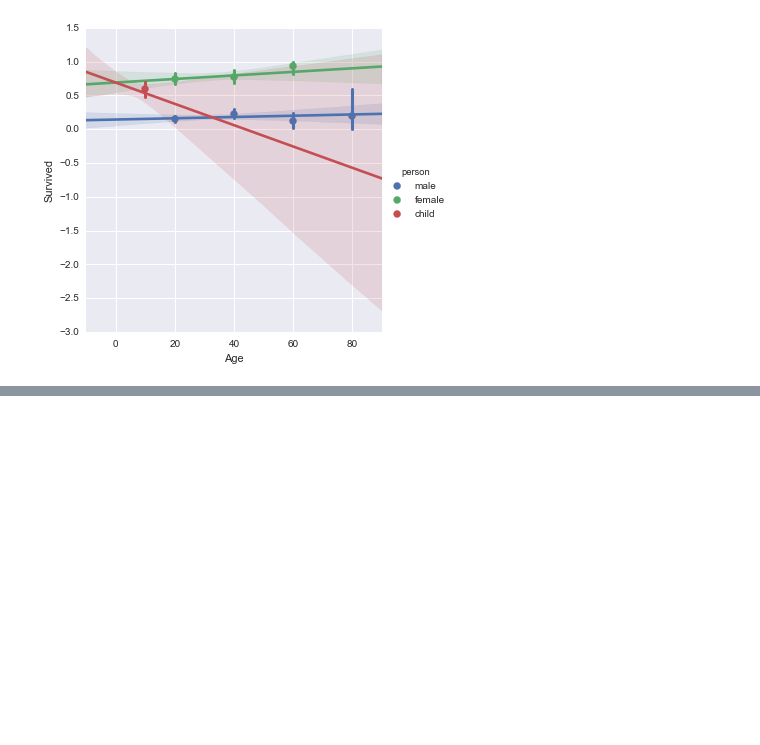
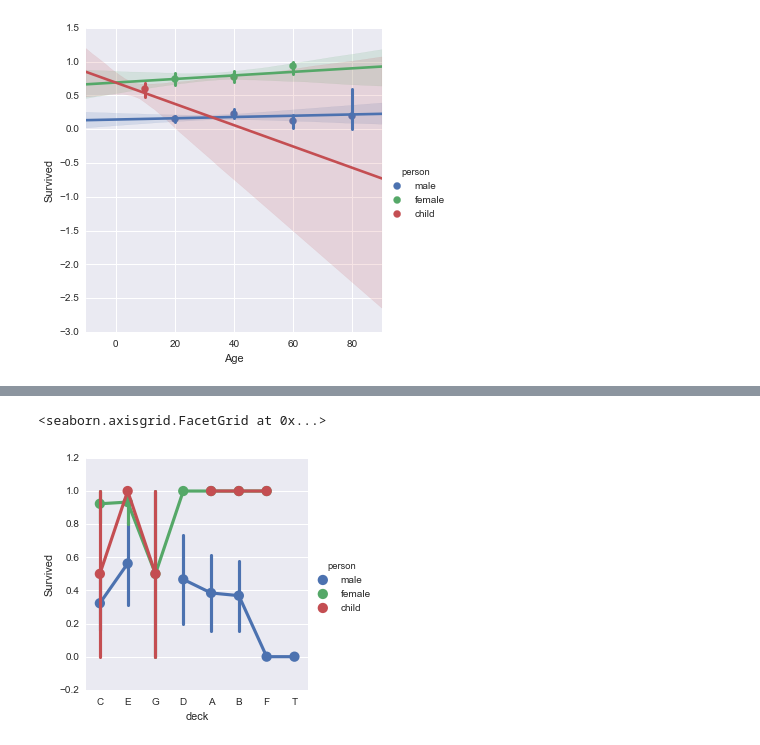
Before and after one commit to Kingshuk1991/udemy_data_science, a Jupyter notebook: Titanic Intro Projects.ipynb, the cells around one changed output, grey strips where cells are left out. Drawn from its saved outputs; the diff is of its cells as text; code cells hidden in the pictures; blank space fills up the shorter version.

Commit message:
updating Titanic Projects

```diff
--- a/Titanic Intro Projects.ipynb
+++ b/Titanic Intro Projects.ipynb
@@ -332,0 +273,5 @@ sns.lmplot('Age','Survived',data=titanic_df,hue='person',x_bins=generations)
+# %%
+sns.factorplot('deck','Survived',data=titanic_df,hue='person')
+# %% [output]
+<seaborn.axisgrid.FacetGrid at 0x...>
+[figure, added]
```
Also changed, not shown: parts of 21 cells of this notebook.
